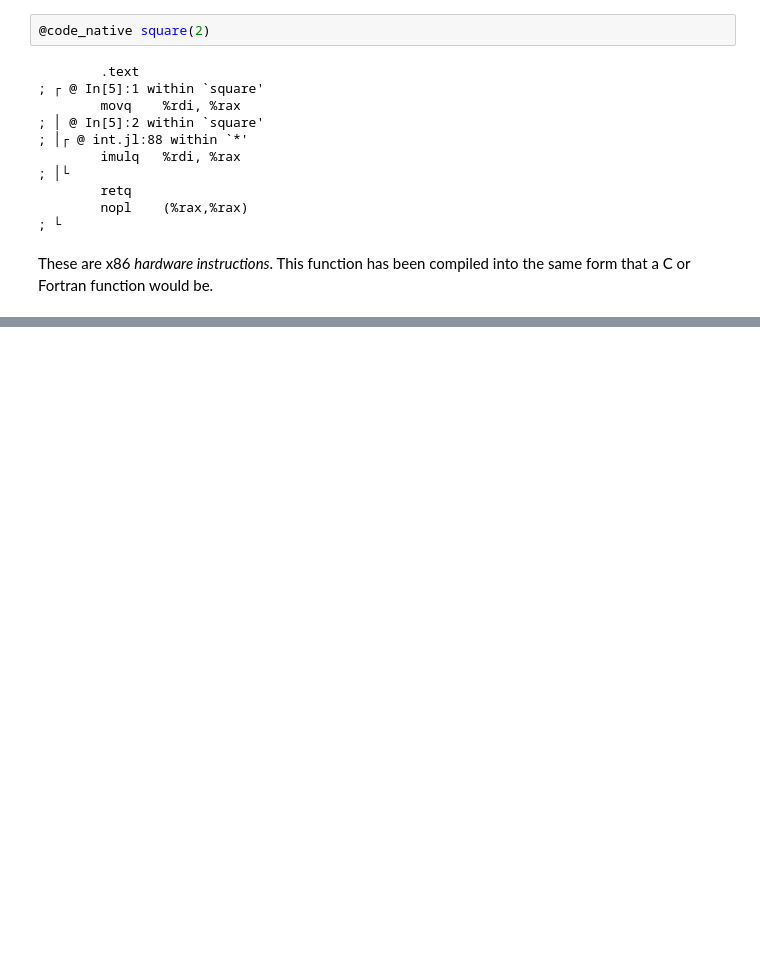
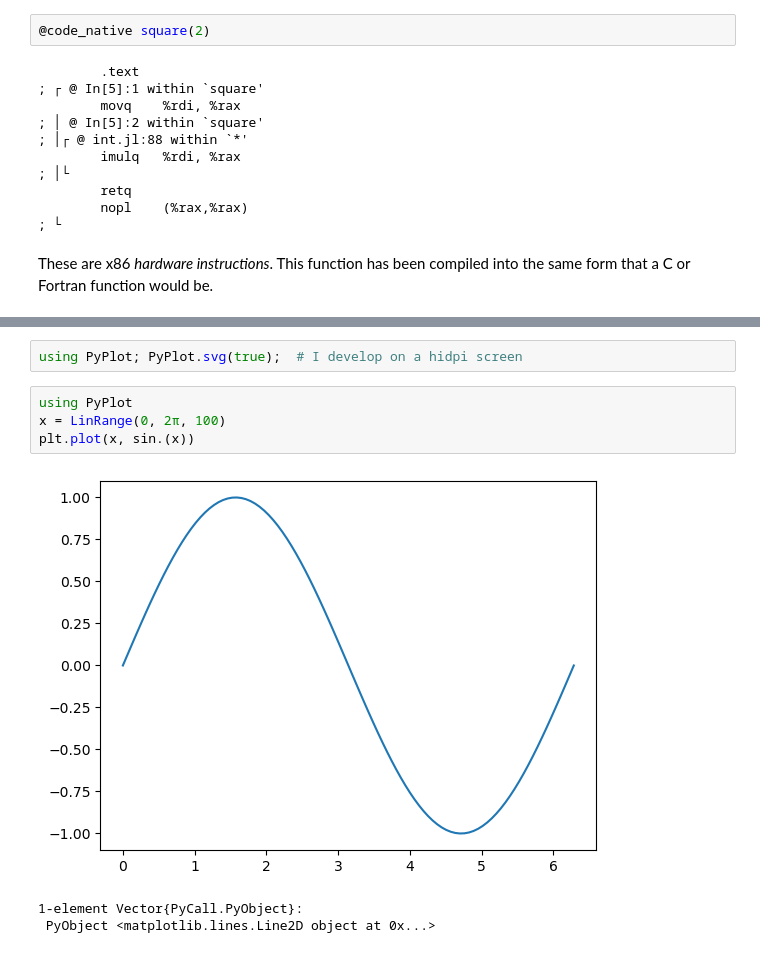
Before and after one commit to xzackli/JuliaDemoForCosmo, a Jupyter notebook: Basics.ipynb, the cells around one changed output, grey strips where cells are left out. Cells and saved outputs as stored; diff of their text form; blank space fills up the shorter version.

```diff
--- a/Basics.ipynb
+++ b/Basics.ipynb
@@ -84,0 +152,10 @@ These are x86 *hardware instructions*. This function has been compiled into the
+# %%
+using PyPlot; PyPlot.svg(true);  # I develop on a hidpi screen
+# %%
+using PyPlot
+x = LinRange(0, 2π, 100)
+plt.plot(x, sin.(x))
+# %% [output]
+[figure, added]
+1-element Vector{PyCall.PyObject}:
+ PyObject <matplotlib.lines.Line2D object at 0x...>
```
Also changed, not shown: parts of 13 cells of this notebook.
